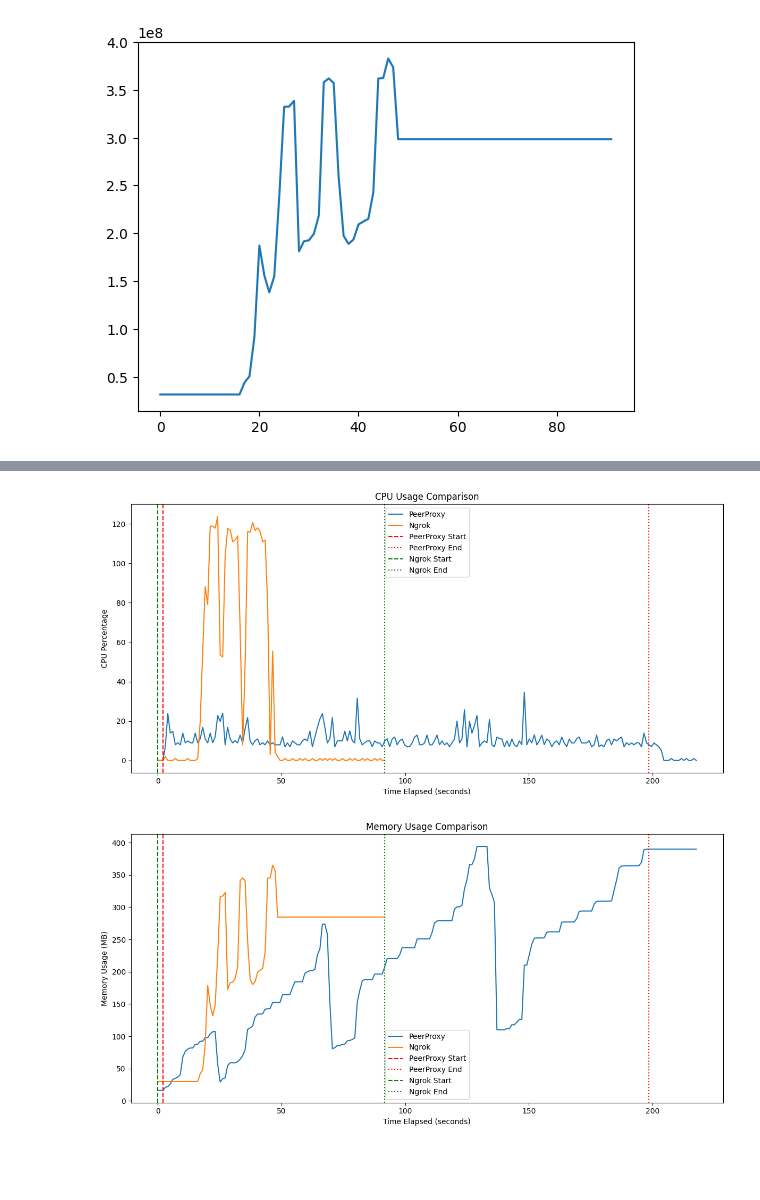
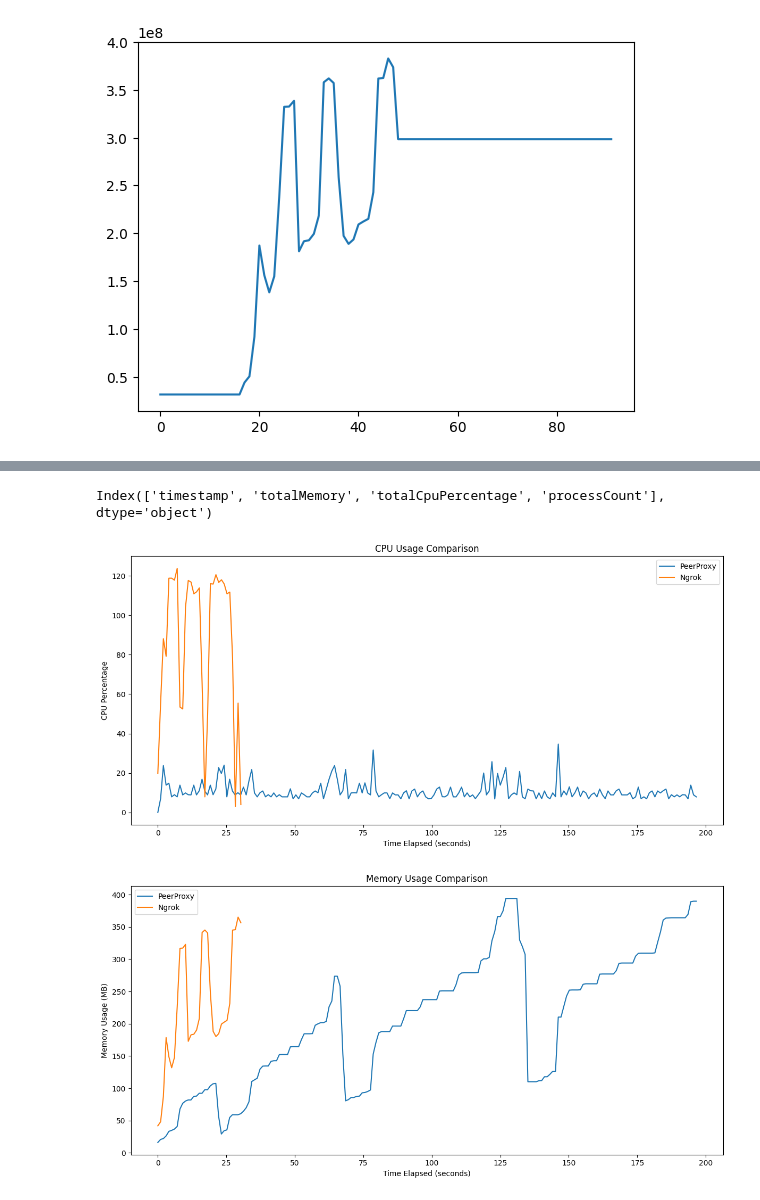
Before and after one commit to Nathanllee1/PeerProxy, a Jupyter notebook: profiling/localProxyEvaluation/localproxy.ipynb, the cells around one changed output, grey strips where cells are left out. Drawn from its saved outputs; the diff is of its cells as text; code cells hidden in the pictures; blank space fills up the shorter version.

```diff
--- a/profiling/localProxyEvaluation/localproxy.ipynb
+++ b/profiling/localProxyEvaluation/localproxy.ipynb
@@ -92,4 +92,14 @@ plot_performance('results/ngrok2.txt', 'Ngrok', ngrokStart, ngrokEnd)
+# %%
+test = pd.read_csv("results/peerproxy2.txt")
+
+#list columns
+test.columns
+# %% [output]
+Index(['timestamp', 'totalMemory', 'totalCpuPercentage', 'processCount'], dtype='object')
 # %%
+import pandas as pd
+import matplotlib.pyplot as plt
+
 def compare_performance(csv_file1, test_name1, start1, end1, csv_file2, test_name2, start2, end2):
     df1 = pd.read_csv(csv_file1)
     df2 = pd.read_csv(csv_file2)
@@ -102,61 +112,43 @@ def compare_performance(csv_file1, test_name1, start1, end1, csv_file2, test_nam
     start2 = pd.to_datetime(start2)
     end2 = pd.to_datetime(end2)
 
+    # Trim dataframes to the specified start and end times
+    df1 = df1[(df1['timestamp'] >= start1) & (df1['timestamp'] <= end1)]
+    df2 = df2[(df2['timestamp'] >= start2) & (df2['timestamp'] <= end2)]
+
     # Normalize timestamps
     df1['time_elapsed'] = (df1['timestamp'] - df1['timestamp'].min()).dt.total_seconds()
     df2['time_elapsed'] = (df2['timestamp'] - df2['timestamp'].min()).dt.total_seconds()
 
     # Plot CPU usage comparison
     plt.figure(figsize=(12, 6))
     plt.plot(df1['time_elapsed'], df1['totalCpuPercentage'], label=test_name1)
     plt.plot(df2['time_elapsed'], df2['totalCpuPercentage'], label=test_name2)
     plt.title('CPU Usage Comparison')
     plt.xlabel('Time Elapsed (seconds)')
     plt.ylabel('CPU Percentage')
-
-    # Add start and end markers for test1
-    start1_elapsed = (start1 - df1['timestamp'].min()).total_seconds()
-    end1_elapsed = (end1 - df1['timestamp'].min()).total_seconds()
-    plt.axvline(x=start1_elapsed, color='r', linestyle='--', label=f'{test_name1} Start')
-    plt.axvline(x=end1_elapsed, color='r', linestyle=':', label=f'{test_name1} End')
-
-    # Add start and end markers for test2
-    start2_elapsed = (start2 - df2['timestamp'].min()).total_seconds()
-    end2_elapsed = (end2 - df2['timestamp'].min()).total_seconds()
-    plt.axvline(x=start2_elapsed, color='g', linestyle='--', label=f'{test_name2} Start')
-    plt.axvline(x=end2_elapsed, color='g', linestyle=':', label=f'{test_name2} End')
-
     plt.legend()
     plt.tight_layout()
     plt.show()
 
     # Plot Memory usage comparison
     plt.figure(figsize=(12, 6))
     plt.plot(df1['time_elapsed'], df1['totalMemory'] / 1024 / 1024, label=test_name1)
     plt.plot(df2['time_elapsed'], df2['totalMemory'] / 1024 / 1024, label=test_name2)
     plt.title('Memory Usage Comparison')
     plt.xlabel('Time Elapsed (seconds)')
     plt.ylabel('Memory Usage (MB)')
-
-    # Add start and end markers for test1
-    plt.axvline(x=start1_elapsed, color='r', linestyle='--', label=f'{test_name1} Start')
-    plt.axvline(x=end1_elapsed, color='r', linestyle=':', label=f'{test_name1} End')
-
-    # Add start and end markers for test2
-    plt.axvline(x=start2_elapsed, color='g', linestyle='--', label=f'{test_name2} Start')
-    plt.axvline(x=end2_elapsed, color='g', linestyle=':', label=f'{test_name2} End')
-
     plt.legend()
     plt.tight_layout()
     plt.show()
 
 # Example usage
 compare_performance(
     'results/peerproxy2.txt', 'PeerProxy',
     "2024-09-12T21:29:33.758Z", "2024-09-12T21:32:50.360Z",
     'results/ngrok.csv', 'Ngrok',
-    "2024-09-12T19:50:16.987Z", "2024-09-12T19:51:48.756Z"
+    "2024-09-12T19:50:34.118Z", "2024-09-12T19:51:04.419Z"
 )
 # %% [output]
-[figure, old version]
+[figure, new version]
-[figure, old version]
+[figure, new version]
```
Also changed, not shown: parts of 2 cells of this notebook, 15 other files.
